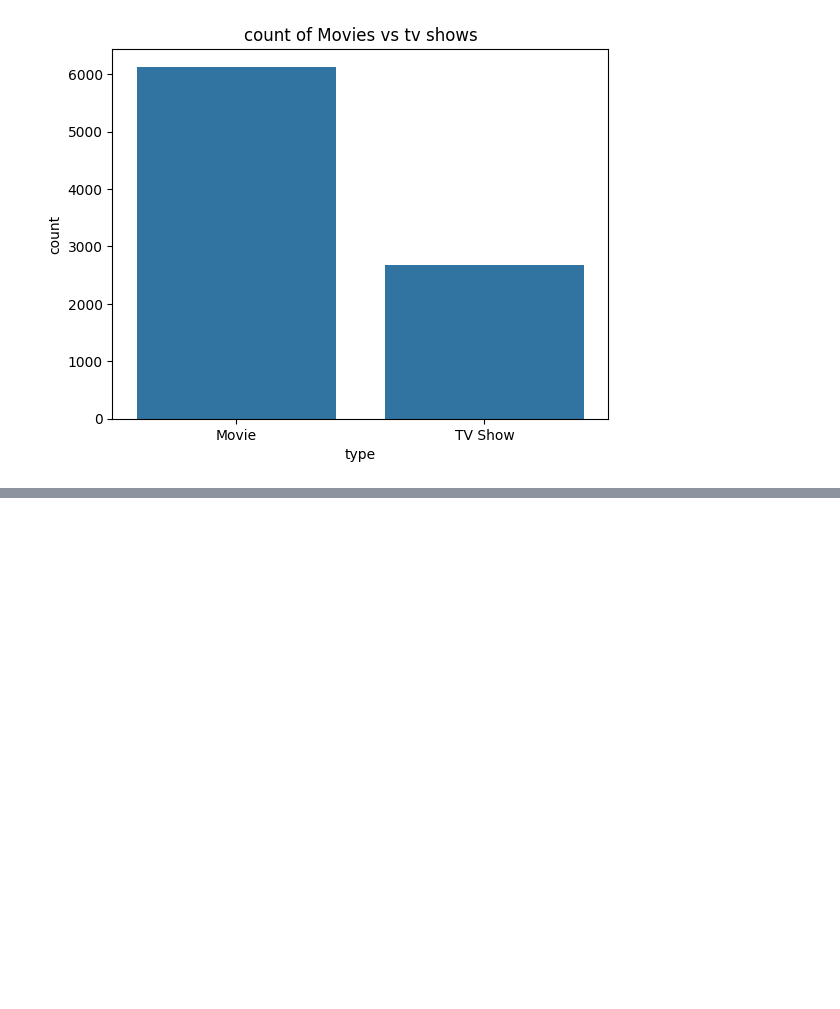
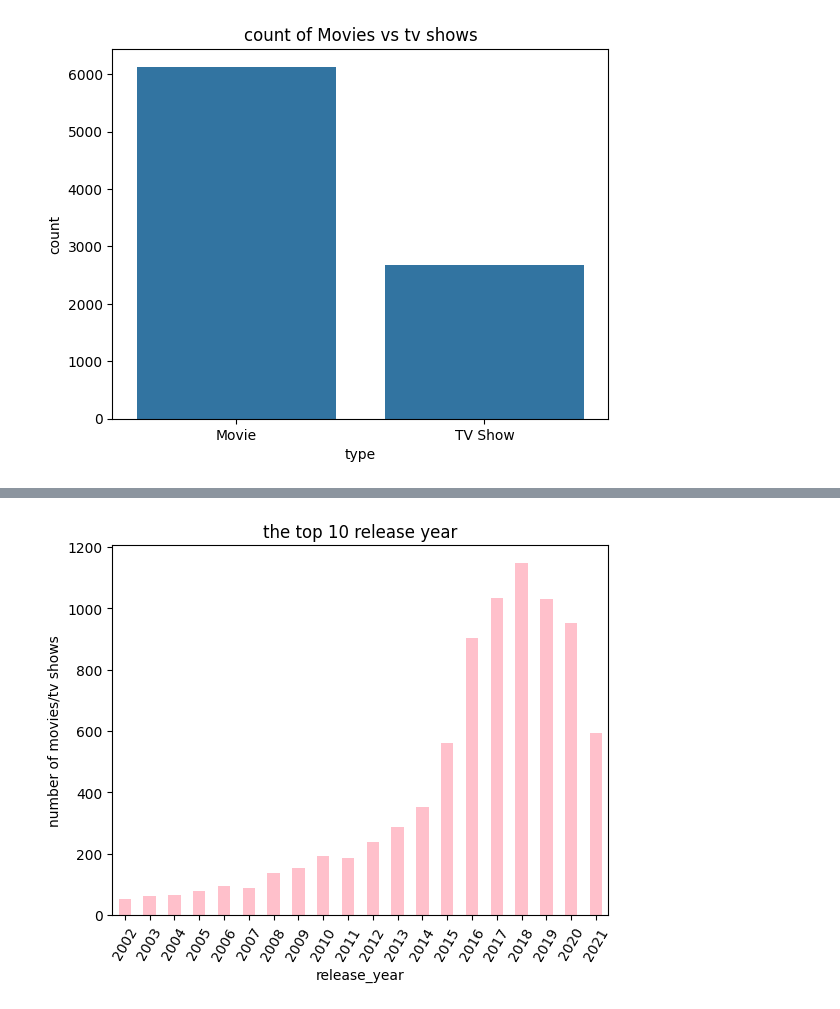
Before and after one commit to anjali0906vinod/netflix_analysis, a Jupyter notebook: netflix.ipynb, the cells around one changed output, grey strips where cells are left out. Cells and saved outputs as stored; diff of their text form; code cells hidden in the pictures; blank space fills up the shorter version.

Commit message:
Day 3: Added release year analysis and cleaned notebook

```diff
--- a/netflix.ipynb
+++ b/netflix.ipynb
@@ -180,0 +181,4 @@ plt.show()
+# %%
+#value counts for for top 20 release year with most content
+release_year_count = df['release_year'].value_counts().head(20)
+release_year_count
@@ -180,0 +205,12 @@ plt.show()
+# %%
+release_year_count_sorted = release_year_count.sort_index()
+# %%
+#plot
+release_year_count_sorted.plot(kind='bar', color='pink')
+plt.title('the top 10 release year')
+plt.xlabel('release_year')
+plt.ylabel('number of movies/tv shows')
+plt.xticks(rotation=60)
+plt.show()
+# %% [output]
+[figure, added]
```
Also changed, not shown: parts of 5 cells of this notebook.
